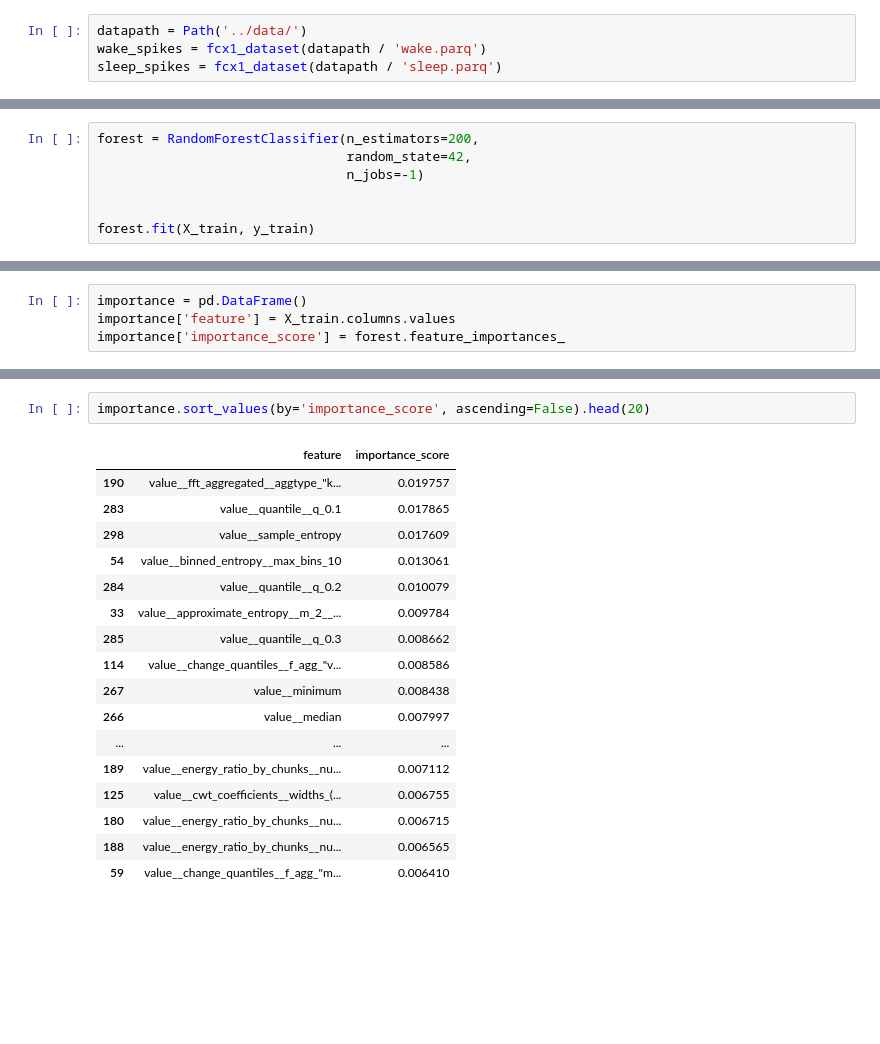
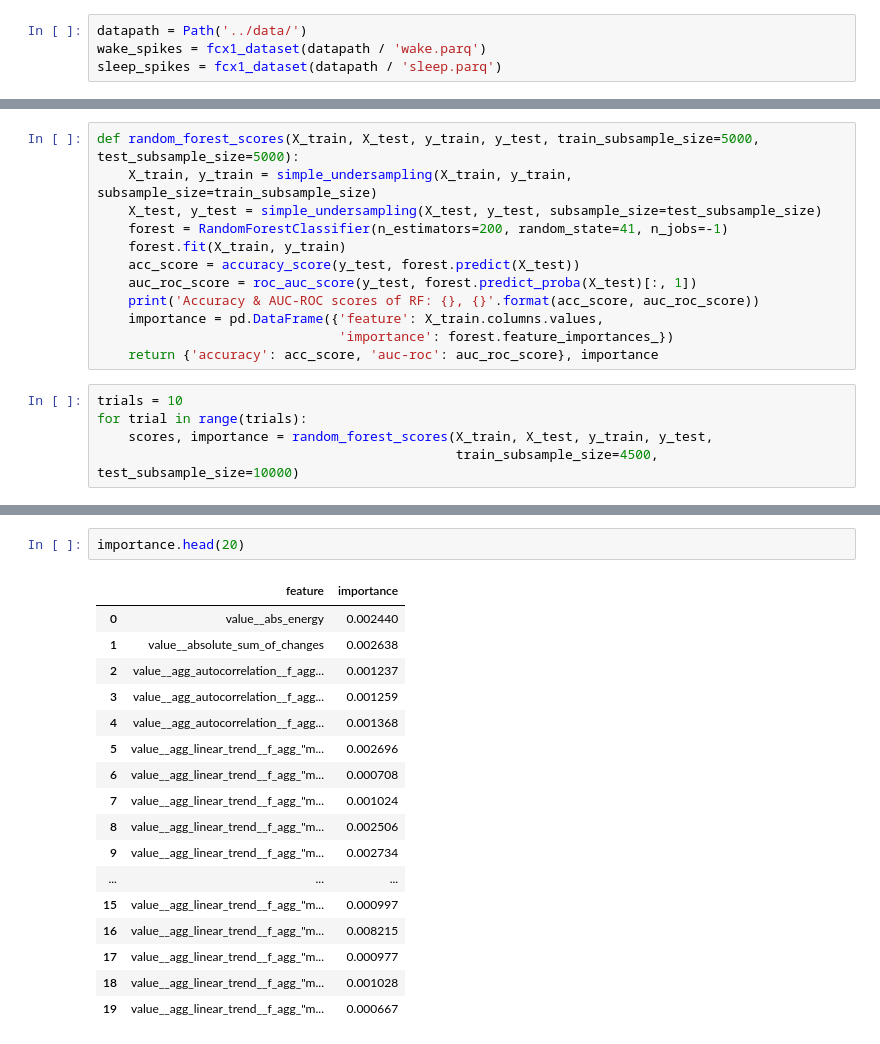
Before and after one commit to lzrvch/spikebench, a Jupyter notebook: examples/fcx1_wake_sleep_classification.ipynb, the cells around one changed output, grey strips where cells are left out. Drawn from its saved outputs; the diff is of its cells as text; blank space fills up the shorter version.

```diff
--- a/examples/fcx1_wake_sleep_classification.ipynb
+++ b/examples/fcx1_wake_sleep_classification.ipynb
@@ -107,7 +88,0 @@ Dataset shape | train: (1248, 315) test: (1306, 315)
-# %%
-forest = RandomForestClassifier(n_estimators=200,
-                                random_state=42,
-                                n_jobs=-1)
-
-
-forest.fit(X_train, y_train)
@@ -126,4 +89,17 @@ RandomForestClassifier(bootstrap=True, class_weight=None, criterion='gini',
-# %%
-importance = pd.DataFrame()
-importance['feature'] = X_train.columns.values
-importance['importance_score'] = forest.feature_importances_
+# %%
+def random_forest_scores(X_train, X_test, y_train, y_test, train_subsample_size=5000, test_subsample_size=5000):
+    X_train, y_train = simple_undersampling(X_train, y_train, subsample_size=train_subsample_size)
+    X_test, y_test = simple_undersampling(X_test, y_test, subsample_size=test_subsample_size)
+    forest = RandomForestClassifier(n_estimators=200, random_state=41, n_jobs=-1)
+    forest.fit(X_train, y_train)
+    acc_score = accuracy_score(y_test, forest.predict(X_test))
+    auc_roc_score = roc_auc_score(y_test, forest.predict_proba(X_test)[:, 1])
+    print('Accuracy & AUC-ROC scores of RF: {}, {}'.format(acc_score, auc_roc_score))
+    importance = pd.DataFrame({'feature': X_train.columns.values,
+                               'importance': forest.feature_importances_})
+    return {'accuracy': acc_score, 'auc-roc': auc_roc_score}, importance
+# %%
+trials = 10
+for trial in range(trials):
+    scores, importance = random_forest_scores(X_train, X_test, y_train, y_test,
+                                              train_subsample_size=4500, test_subsample_size=10000)
@@ -130,20 +117,20 @@ importance['importance_score'] = forest.feature_importances_
 # %%
-importance.sort_values(by='importance_score', ascending=False).head(20)
+importance.head(20)
 # %% [output]
-|  | feature | importance_score |
-| 190 | value__fft_aggregated__aggtype_"k... | 0.019757 |
-| 283 | value__quantile__q_0.1 | 0.017865 |
-| 298 | value__sample_entropy | 0.017609 |
-| 54 | value__binned_entropy__max_bins_10 | 0.013061 |
-| 284 | value__quantile__q_0.2 | 0.010079 |
-| 33 | value__approximate_entropy__m_2__... | 0.009784 |
-| 285 | value__quantile__q_0.3 | 0.008662 |
-| 114 | value__change_quantiles__f_agg_"v... | 0.008586 |
-| 267 | value__minimum | 0.008438 |
-| 266 | value__median | 0.007997 |
+|  | feature | importance |
+| 0 | value__abs_energy | 0.002440 |
+| 1 | value__absolute_sum_of_changes | 0.002638 |
+| 2 | value__agg_autocorrelation__f_agg... | 0.001237 |
+| 3 | value__agg_autocorrelation__f_agg... | 0.001259 |
+| 4 | value__agg_autocorrelation__f_agg... | 0.001368 |
+| 5 | value__agg_linear_trend__f_agg_"m... | 0.002696 |
+| 6 | value__agg_linear_trend__f_agg_"m... | 0.000708 |
+| 7 | value__agg_linear_trend__f_agg_"m... | 0.001024 |
+| 8 | value__agg_linear_trend__f_agg_"m... | 0.002506 |
+| 9 | value__agg_linear_trend__f_agg_"m... | 0.002734 |
 | ... | ... | ... |
-| 189 | value__energy_ratio_by_chunks__nu... | 0.007112 |
-| 125 | value__cwt_coefficients__widths_(... | 0.006755 |
-| 180 | value__energy_ratio_by_chunks__nu... | 0.006715 |
-| 188 | value__energy_ratio_by_chunks__nu... | 0.006565 |
-| 59 | value__change_quantiles__f_agg_"m... | 0.006410 |
+| 15 | value__agg_linear_trend__f_agg_"m... | 0.000997 |
+| 16 | value__agg_linear_trend__f_agg_"m... | 0.008215 |
+| 17 | value__agg_linear_trend__f_agg_"m... | 0.000977 |
+| 18 | value__agg_linear_trend__f_agg_"m... | 0.001028 |
+| 19 | value__agg_linear_trend__f_agg_"m... | 0.000667 |
```
Also changed, not shown: parts of 13 cells of this notebook.
